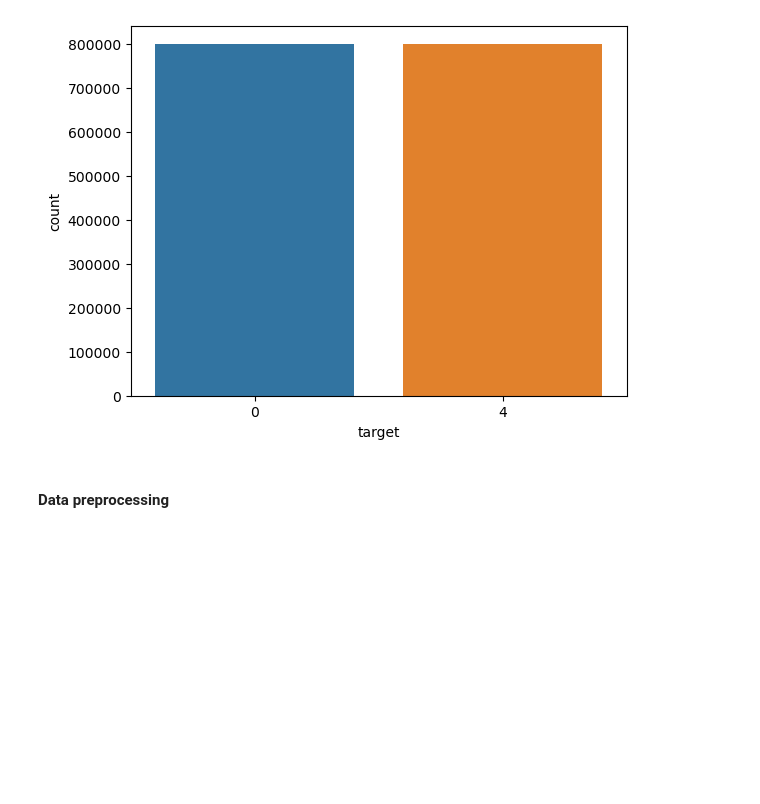
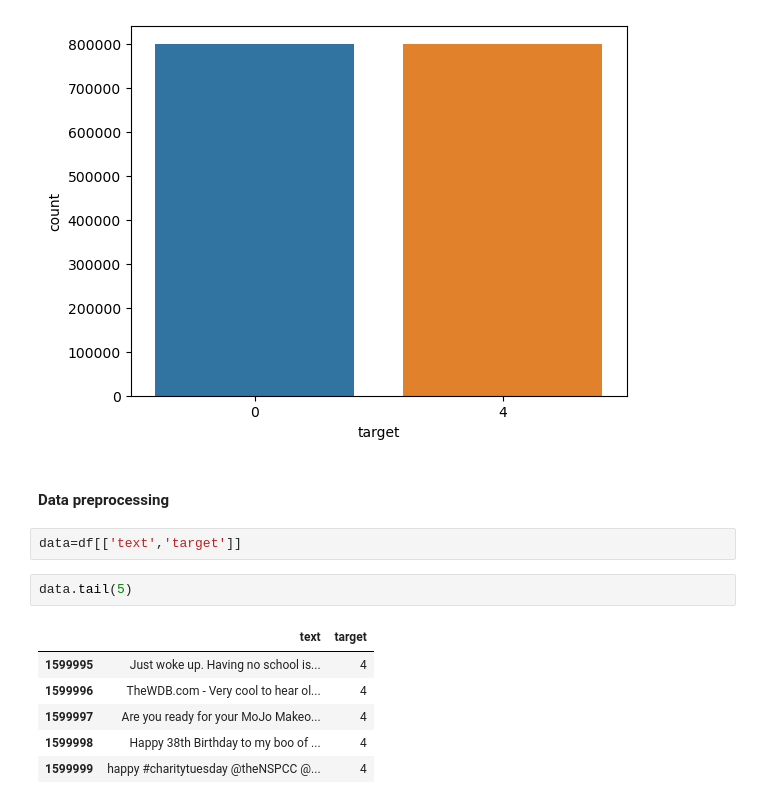
Before and after one commit to sarthaklambaa/Twitter-Sentiment-Analysis, a Jupyter notebook: twitter-sentiment-analysis.ipynb, the cells around one changed output. Drawn from its saved outputs; the diff is of its cells as text; blank space fills up the shorter version.

```diff
--- a/twitter-sentiment-analysis.ipynb
+++ b/twitter-sentiment-analysis.ipynb
@@ -133,3 +133,14 @@ sns.countplot(x='target', data=df);
 [figure]
 # %% [markdown]
 #### Data preprocessing
+# %%
+data=df[['text','target']]
+# %%
+data.tail(5)
+# %% [output]
+|  | text | target |
+| 1599995 | Just woke up. Having no school is... | 4 |
+| 1599996 | TheWDB.com - Very cool to hear ol... | 4 |
+| 1599997 | Are you ready for your MoJo Makeo... | 4 |
+| 1599998 | Happy 38th Birthday to my boo of ... | 4 |
+| 1599999 | happy #charitytuesday @theNSPCC @... | 4 |
```
Also changed, not shown: parts of 25 cells of this notebook.
